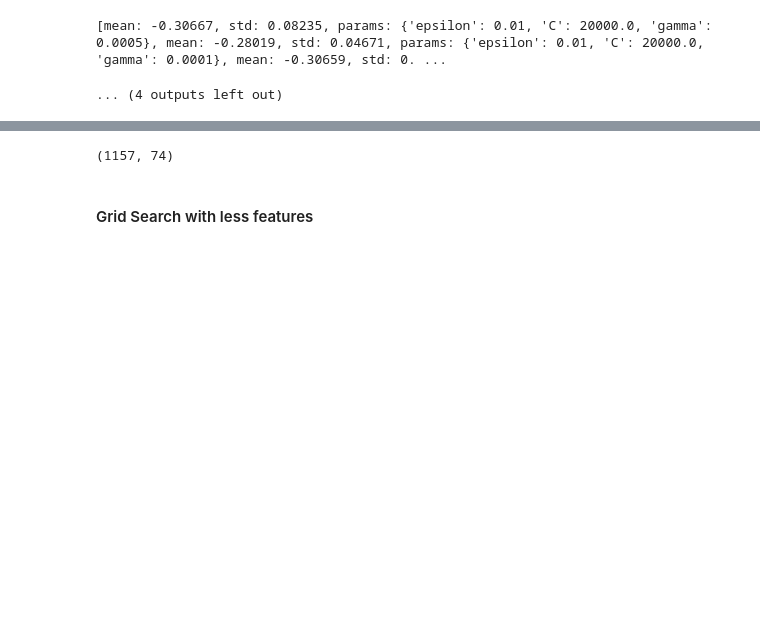
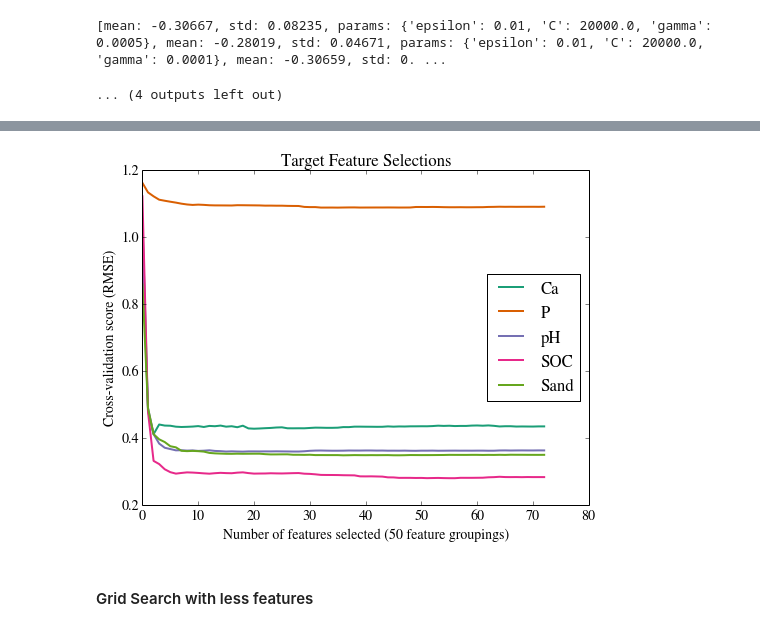
Before and after one commit to kellygwiseman/Kaggle-code, a Jupyter notebook: Africa_Soil_Property-competition/Wiseman_Africa_Soil_Kaggle_competition.ipynb, the cells around one changed output, grey strips where cells are left out. Drawn from its saved outputs; the diff is of its cells as text; code cells hidden in the pictures; blank space fills up the shorter version.

Commit message:
updated the notebook
added a new plot and code to the feature selection section

```diff
--- a/Africa_Soil_Property-competition/Wiseman_Africa_Soil_Kaggle_competition.ipynb
+++ b/Africa_Soil_Property-competition/Wiseman_Africa_Soil_Kaggle_competition.ipynb
@@ -562,10 +643,19 @@ f.close()
-# %%
-# save best features (for the Ca regression moodel, but do the same for all the targets)
-train_scaled_redCa = rfecv.transform(train_scaled)
-np.savetxt('data/Africa_soil/train_scaled_red_Ca.csv', train_scaled_redCa, delimiter=",")
-print np.shape(train_scaled_redCa)
-# %% [output]
-(1157, 74)
+# %%
+# plot the feature selection versus cross-validation score
+import matplotlib.pyplot as plt
+plt.figure(figsize=(8,6))
+plt.xlabel("Number of features selected (50 feature groupings)")
+plt.ylabel("Cross-validation score (RMSE)")
+plt.title("Target Feature Selections")
+plt.plot(range(0,73),ca_scores[:73], label='Ca')
+plt.plot(range(0,73),p_scores[:73], label='P')
+plt.plot(range(0,73),ph_scores[:73], label='pH')
+plt.plot(range(0,73),soc_scores[:73], label='SOC')
+plt.plot(range(0,73),sand_scores[:73], label='Sand')
+plt.legend(loc='right')
+plt.show()
+# %% [output]
+[figure, added]
 # %% [markdown]
 #### Grid Search with less features
 # %%
```
Also changed, not shown: parts of 9 cells of this notebook.
